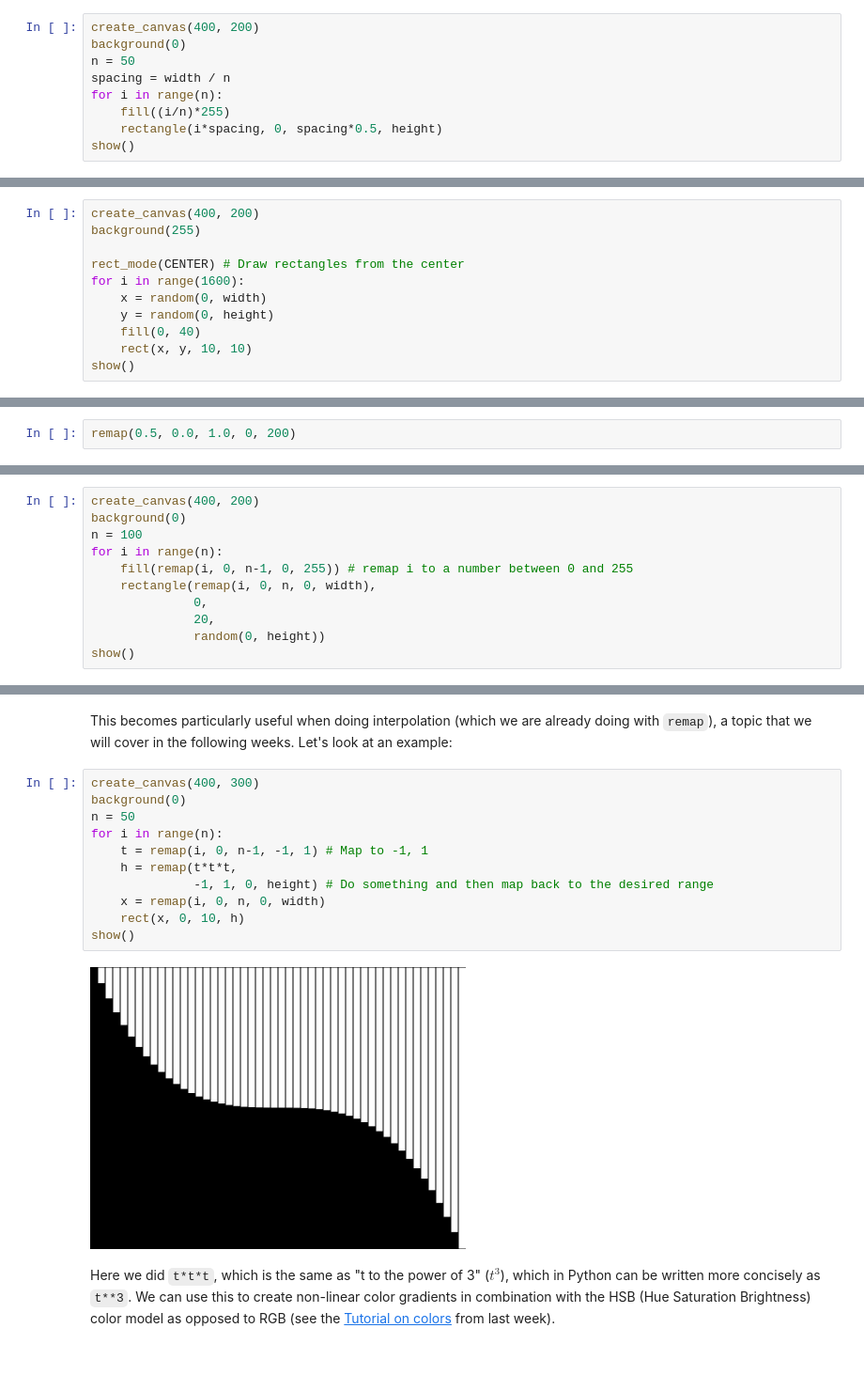
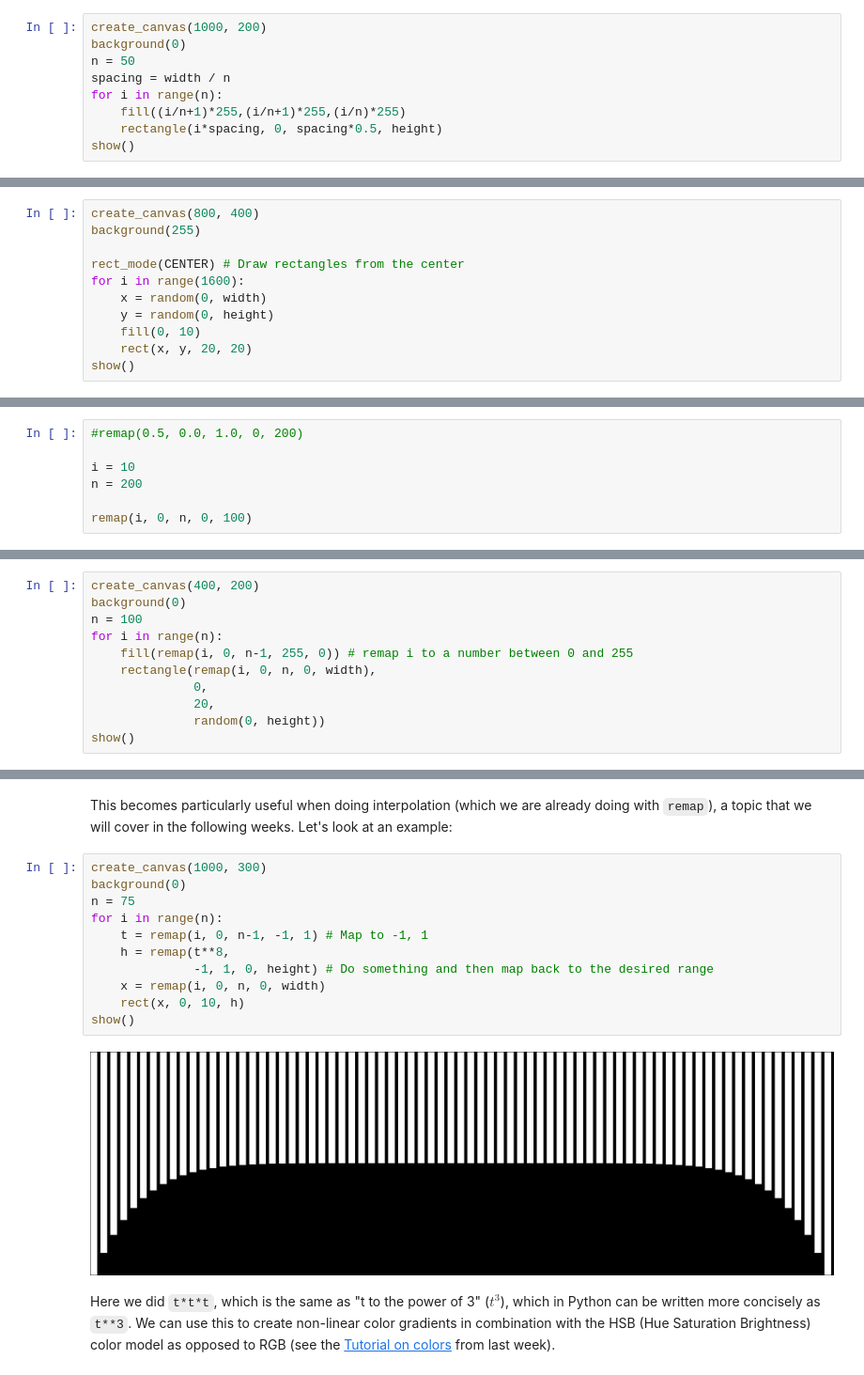
Before and after one commit to Mtj2042/generative_drawing, a Jupyter notebook: weekly/week2/week2_python_essentials.ipynb, the cells around one changed output, grey strips where cells are left out. Shown at 94% size. Cells and saved outputs as stored; diff of their text form.

```diff
--- a/weekly/week2/week2_python_essentials.ipynb
+++ b/weekly/week2/week2_python_essentials.ipynb
@@ -486,12 +489,12 @@ show()
 
 Similarly, we can use the variable `i` to compute the "x" coordinates for each line and also use it to compute the white intensity of each line (a value between 0 and 255):
 # %%
-create_canvas(400, 200)
+create_canvas(1000, 200)
 background(0)
 n = 50
 spacing = width / n
 for i in range(n):
-    fill((i/n)*255)
+    fill((i/n+1)*255,(i/n+1)*255,(i/n)*255)
     rectangle(i*spacing, 0, spacing*0.5, height)
 show()
 # %% [output]
@@ -509,14 +512,14 @@ If we give random **two parameters**, we can control the range of the random num
 # %% [markdown]
 Let's use this with a loop to randomly fill the canvas with shapes, e.g. with transparent black rectangles:
 # %%
-create_canvas(400, 200)
+create_canvas(800, 400)
 background(255)
 
 rect_mode(CENTER) # Draw rectangles from the center
 for i in range(1600):
     x = random(0, width)
     y = random(0, height)
-    fill(0, 40)
-    rect(x, y, 10, 10)
+    fill(0, 10)
+    rect(x, y, 20, 20)
 show()
 # %% [output]
@@ -551,5 +554,10 @@ Earlier, we used calculations inside and outside of a loop to compute the coordi
 # %% [markdown]
 E.g.
 # %%
-remap(0.5, 0.0, 1.0, 0, 200)
+#remap(0.5, 0.0, 1.0, 0, 200)
+
+i = 10
+n = 200
+
+remap(i, 0, n, 0, 100)
 # %% [output]
@@ -583,7 +591,7 @@ create_canvas(400, 200)
 background(0)
 n = 100
 for i in range(n):
-    fill(remap(i, 0, n-1, 0, 255)) # remap i to a number between 0 and 255
+    fill(remap(i, 0, n-1, 255, 0)) # remap i to a number between 0 and 255
     rectangle(remap(i, 0, n, 0, width),
               0,
               20,
@@ -617,18 +625,18 @@ A trick that can be handy is to remap values to a range between -1 and 1 or betw
 # %% [markdown]
 This becomes particularly useful when doing interpolation (which we are already doing with `remap`), a topic that we will cover in the following weeks. Let's look at an example:
 # %%
-create_canvas(400, 300)
+create_canvas(1000, 300)
 background(0)
-n = 50
+n = 75
 for i in range(n):
     t = remap(i, 0, n-1, -1, 1) # Map to -1, 1
-    h = remap(t*t*t,
+    h = remap(t**8,
               -1, 1, 0, height) # Do something and then map back to the desired range
     x = remap(i, 0, n, 0, width)
     rect(x, 0, 10, h)
 show()
 # %% [output]
-[figure, old version]
+[figure, new version]
 # %% [markdown]
 Here we did `t*t*t`, which is the same as "t to the power of 3" ($t^3$), which in Python can be written more concisely as `t**3`. We can use this to create non-linear color gradients in combination with the HSB (Hue Saturation Brightness) color model as opposed to RGB (see the [Tutorial on colors](./../week1/noc_color.ipynb) from last week).
 # %%
```
Also changed, not shown: parts of 12 cells of this notebook, 13 other files.
